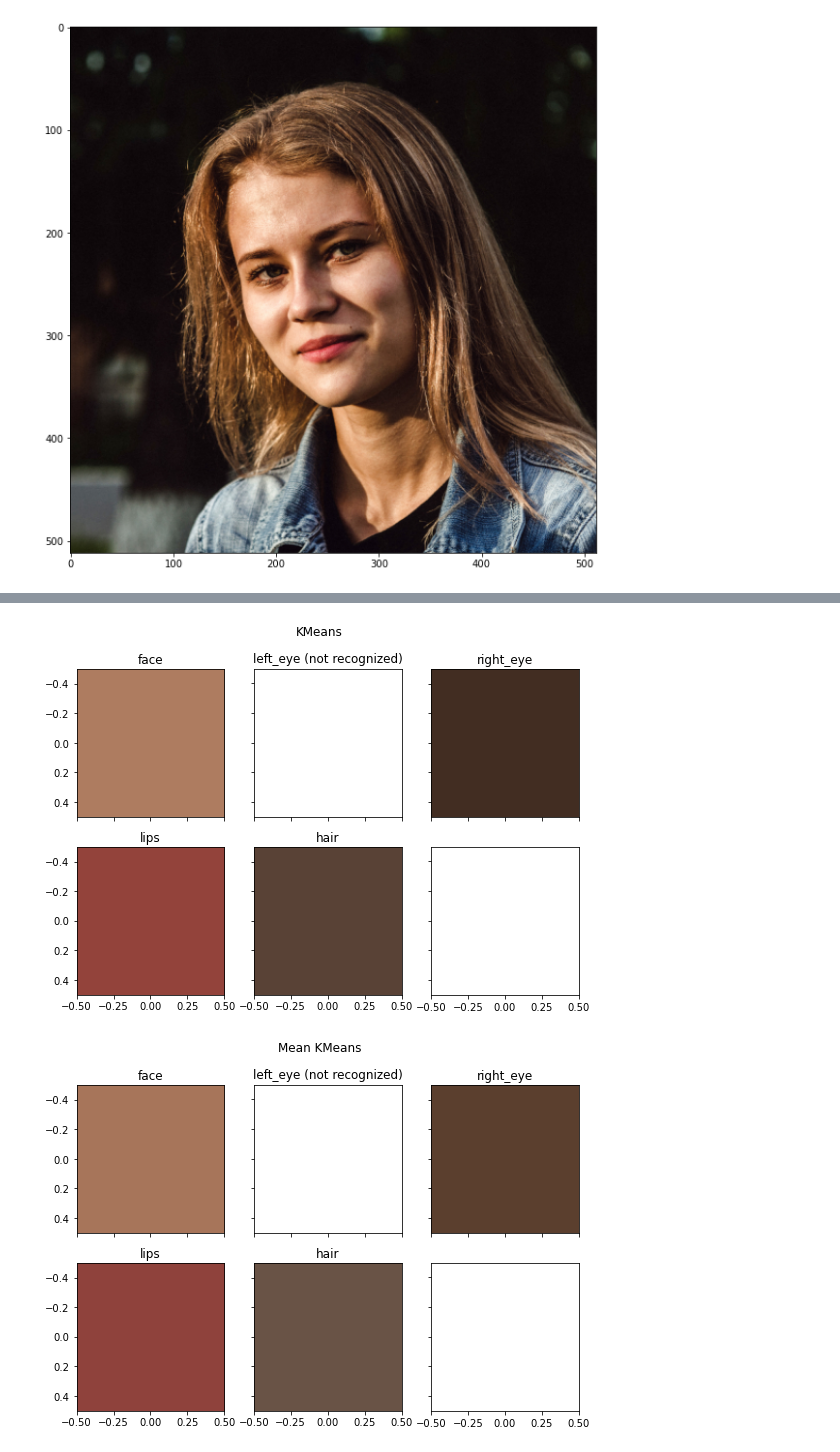
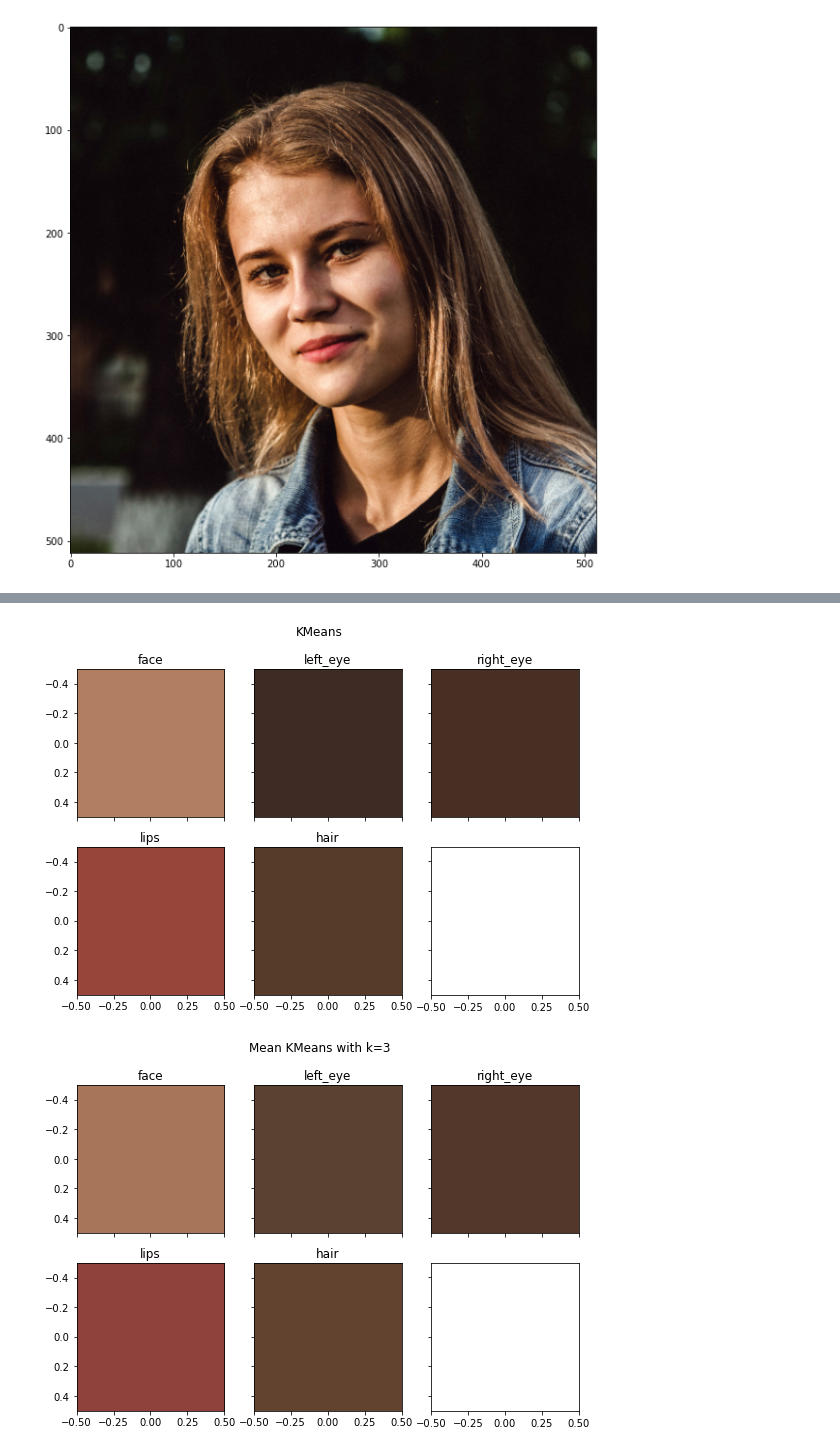
Before and after one commit to spietras/makeup-recommendation, a Jupyter notebook: jupyter/notebooks/colors.ipynb, the cells around one changed output, grey strips where cells are left out. Drawn from its saved outputs; the diff is of its cells as text; code cells hidden in the pictures.

Commit message:
Fixed color space in notebooks

```diff
--- a/jupyter/notebooks/colors.ipynb
+++ b/jupyter/notebooks/colors.ipynb
@@ -9,9 +9,9 @@ from imagine.color import extract
 # %%
 img_path = "face.jpg"
 # %%
-image = cv2.imread(img_path)
+image = cv2.cvtColor(cv2.imread(img_path), cv2.COLOR_BGR2RGB)
 plt.figure(figsize=(10,10))
-plt.imshow(cv2.cvtColor(image, cv2.COLOR_BGR2RGB))
+plt.imshow(image)
 # %% [output]
 <matplotlib.image.AxesImage at 0x...>
 [figure]
@@ -30,7 +30,7 @@ parts_map = {
 segmented = segmenter.segment(image, parts_map=parts_map)
 # %%
 def show_colors(extractor, image, segmented, parts_map, title=""):
-    colors = {part: extractor.extract(cv2.cvtColor(image, cv2.COLOR_BGR2RGB), segmented == parts_map[part]) for part in parts_map}
+    colors = {part: extractor.extract(image, segmented == parts_map[part]) for part in parts_map}
 
     n_columns = 3
     n_colors = len(colors)
@@ -58,8 +58,9 @@ show_colors(extract.MedianColorExtractor(), image, segmented, parts_map, title="
 # %%
 show_colors(extract.KMeansColorExtractor(), image, segmented, parts_map, title="KMeans")
 # %% [output]
-[figure, old version]
+[figure, new version]
 # %%
-show_colors(extract.MeanKMeansColorExtractor(k=3), image, segmented, parts_map, title="Mean KMeans")
+k=3
+show_colors(extract.MeanKMeansColorExtractor(k=k), image, segmented, parts_map, title="Mean KMeans with k={}".format(k))
 # %% [output]
-[figure, old version]
+[figure, new version]
```
Also changed, not shown: parts of 2 cells of this notebook, 1 other file.
